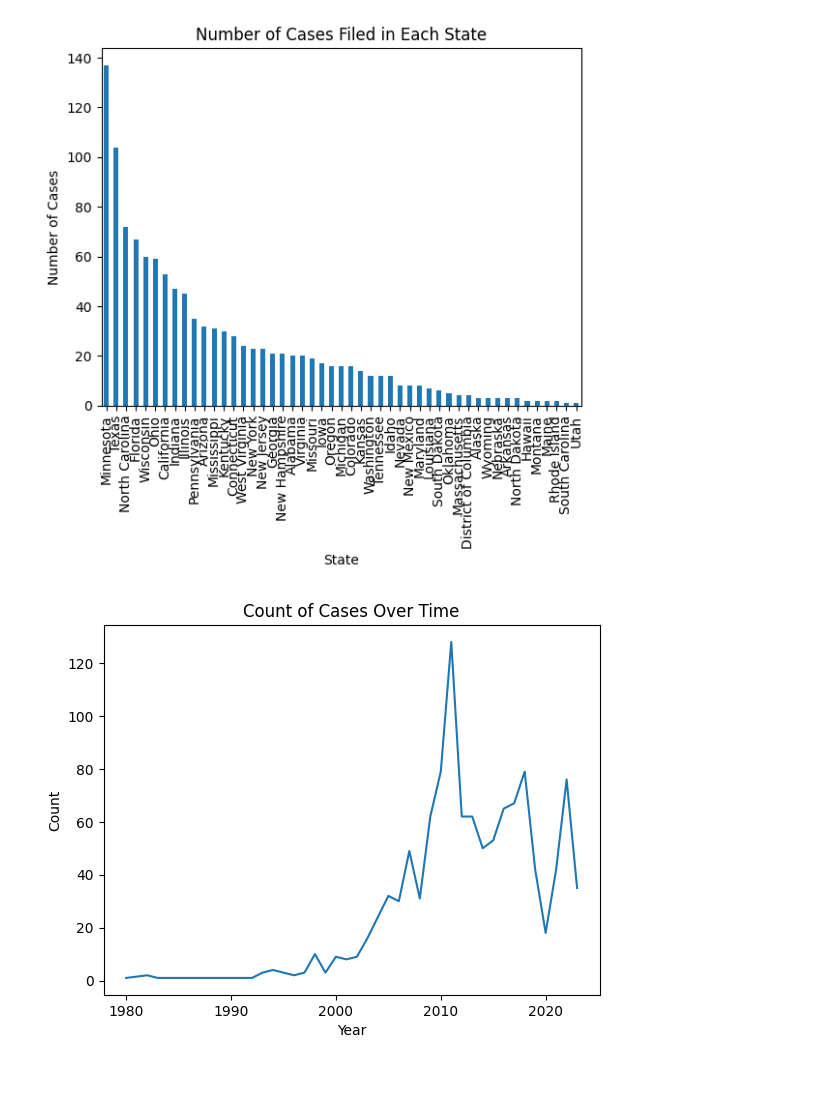
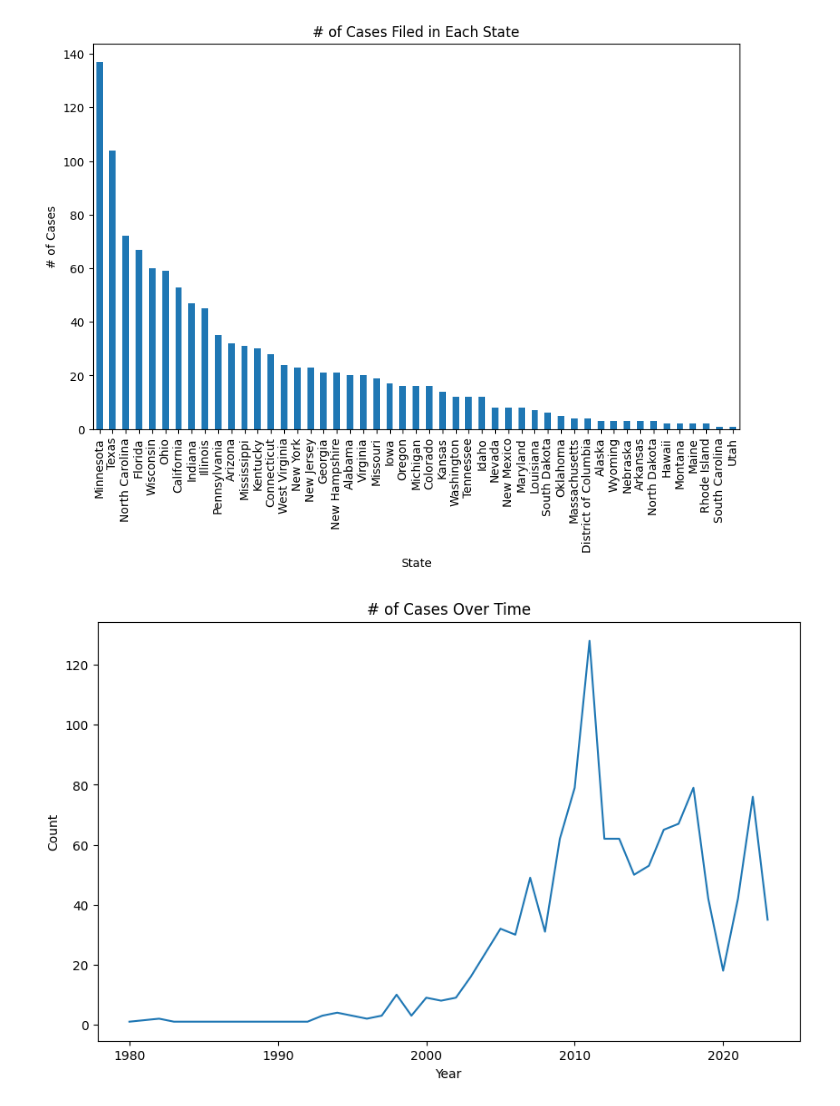
Before and after one commit to Eric-Ness/ElectionFraud, a Jupyter notebook: analyze.ipynb, the cells around one changed output. Cells and saved outputs as stored; diff of their text form; code cells hidden in the pictures; blank space fills up the shorter version.

```diff
--- a/analyze.ipynb
+++ b/analyze.ipynb
@@ -7,24 +12,33 @@ df = pd.read_csv("data/voter_fraud_cases.csv")
 df['Year'] = df['Year'].astype(int)
 # %%
-df['State'].value_counts().plot(kind='bar')
+# A chart with the number of cases filed in each state
+
+# Create a bar chart
+df['State'].value_counts().plot(kind='bar', figsize=(10, 6))
+
+# Add labels and plot
 plt.xlabel('State')
-plt.ylabel('Number of Cases')
-plt.title('Number of Cases Filed in Each State')
+plt.ylabel('# of Cases')
+plt.title('# of Cases Filed in Each State')
 plt.show()
 # %% [output]
-[figure, old version]
+[figure, new version]
 # %%
-df['Year'] = df['Year'].astype(int)
+# A chart with the number of cases filed in each year
 
+# Group data by year
 grouped_data = df.groupby('Year', dropna=True).size()
-grouped_data.plot(kind='line')
+grouped_data.plot(kind='line', figsize=(10, 6))
 
+# Add labels
 plt.xlabel('Year')
 plt.ylabel('Count')
-plt.title('Count of Cases Over Time')
+plt.title('# of Cases Over Time')
+
+# Show plot
 plt.show()
 # %% [output]
-[figure, old version]
+[figure, new version]
 # %%
 # Example 1: Histogram
 df['Case Type'].hist()
```
Also changed, not shown: parts of 3 cells of this notebook.
